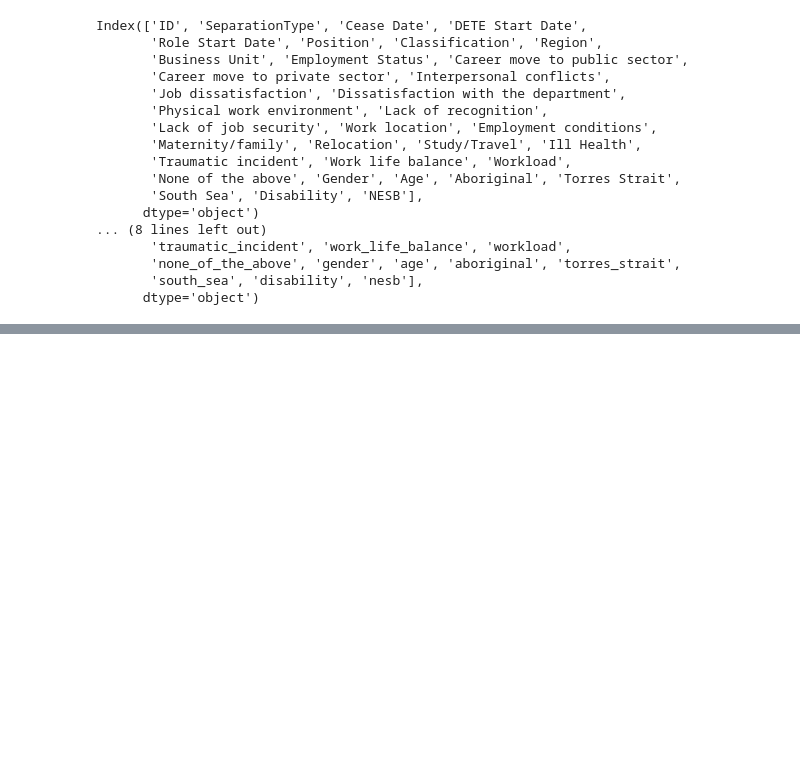
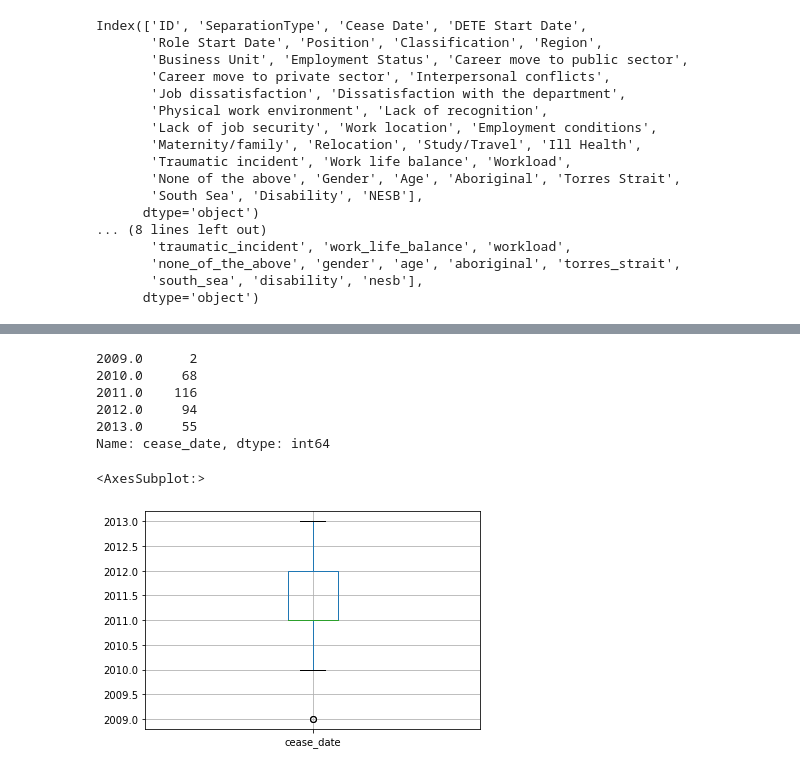
Before and after one commit to capncrockett/Dataquest, a Jupyter notebook: emp_exit_surveys/exit_surveys.ipynb, the cells around one changed output, grey strips where cells are left out. Drawn from its saved outputs; the diff is of its cells as text; code cells hidden in the pictures; blank space fills up the shorter version.

```diff
--- a/emp_exit_surveys/exit_surveys.ipynb
+++ b/emp_exit_surveys/exit_surveys.ipynb
@@ -220,0 +291,3 @@ Index(['Record ID', 'Institute', 'WorkArea', 'CESSATION YEAR',
+# %%
+tafe_resignations = tafe_survey_updated[tafe_survey_updated['separationtype'] == "Resignation"].copy()
+tafe_resignations.info()
@@ -220,0 +382,14 @@ Index(['Record ID', 'Institute', 'WorkArea', 'CESSATION YEAR',
+# %%
+tafe_resignations['cease_date'].value_counts().sort_index()
+# %% [output]
+2009.0      2
+2010.0     68
+2011.0    116
+2012.0     94
+2013.0     55
+Name: cease_date, dtype: int64
+# %%
+tafe_resignations.boxplot(column='cease_date')
+# %% [output]
+<AxesSubplot:>
+[figure, added]
```
Also changed, not shown: parts of 21 cells of this notebook, 1 other file.
